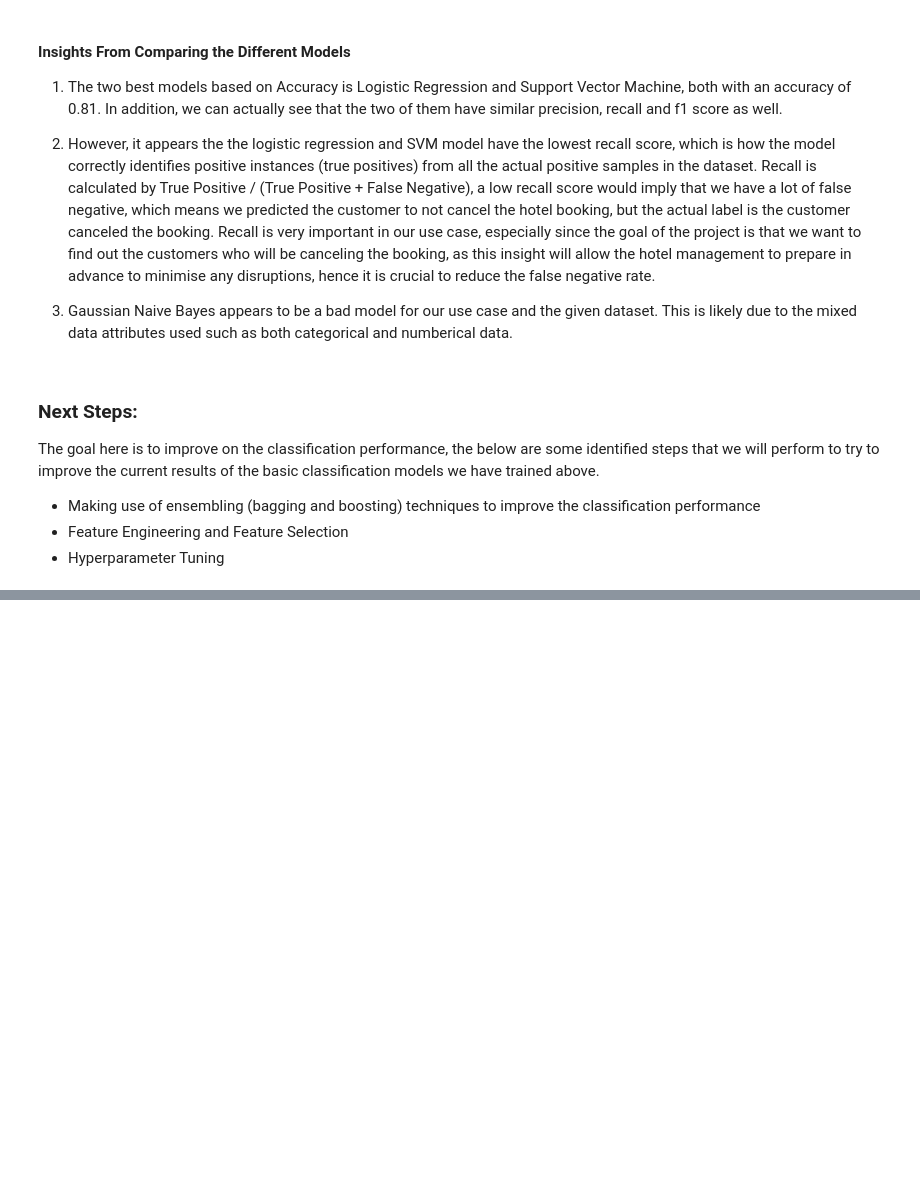
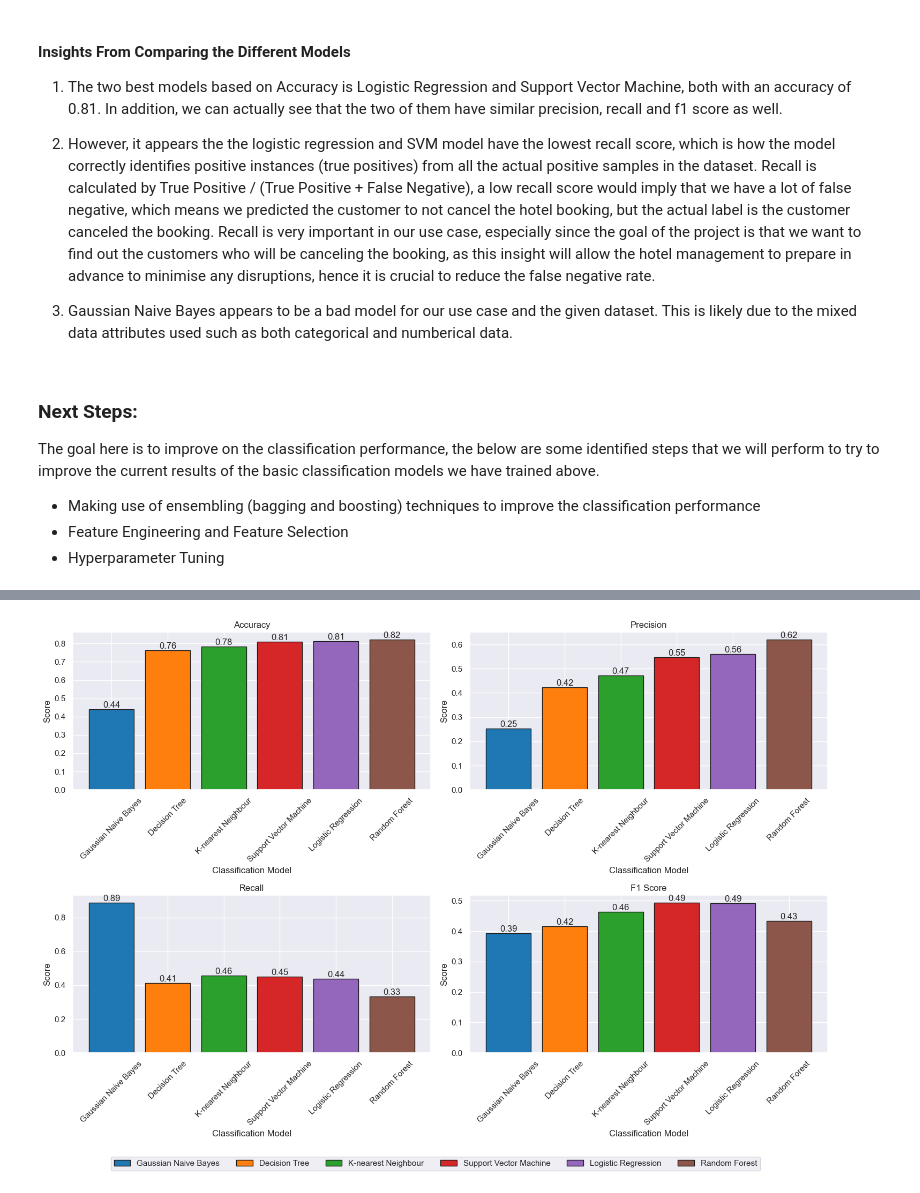
Before and after one commit to suyatinglaura/CS3244_Reservation_Cancellations_Prediction, a Jupyter notebook: ClassificationModels.ipynb, the cells around one changed output, grey strips where cells are left out. Saved outputs shown, nothing was run; the diff lists cells and outputs as text; code cells hidden in the pictures; blank space fills up the shorter version.

```diff
--- a/ClassificationModels.ipynb
+++ b/ClassificationModels.ipynb
@@ -527,0 +616,3 @@ The goal here is to improve on the classification performance, the below are som
+# %%
+test_metrics.sort_values(by=['Accuracy'], ascending=True,inplace=True)
+test_metrics
@@ -527,0 +627,25 @@ The goal here is to improve on the classification performance, the below are som
+# %%
+fig, axs = plt.subplots(2, 2, figsize=(15, 10))
+axs = axs.flatten()
+
+colormap = plt.cm.get_cmap('tab10')
+
+for i, data in enumerate(['Accuracy', 'Precision', 'Recall', 'F1 Score']):
+    colors = colormap.colors[:len(test_metrics['Classification Model'])]
+    for index, (model, value) in enumerate(zip(test_metrics['Classification Model'], test_metrics[data])):
+        axs[i].bar(model, value, color=colors[index], label=model if i == 0 else "", edgecolor='k')
+    axs[i].set_title(data)
+    axs[i].set_ylabel('Score')
+    axs[i].set_xlabel('Classification Model')
+    axs[i].set_xticks(test_metrics['Classification Model'])
+    axs[i].set_xticklabels(test_metrics['Classification Model'], rotation=45)
+    for index, value in enumerate(test_metrics[data]):
+        axs[i].text(index, value, str(round(value, 2)), ha='center', va='bottom')
+
+handles, labels = axs[0].get_legend_handles_labels()
+fig.legend(handles, labels, loc='center', bbox_to_anchor=(0.5, -0.03), ncol=len(test_metrics['Classification Model']))
+
+plt.tight_layout()
+plt.show()
+# %% [output]
+[figure, added]
```
Also changed, not shown: parts of 10 cells of this notebook.
